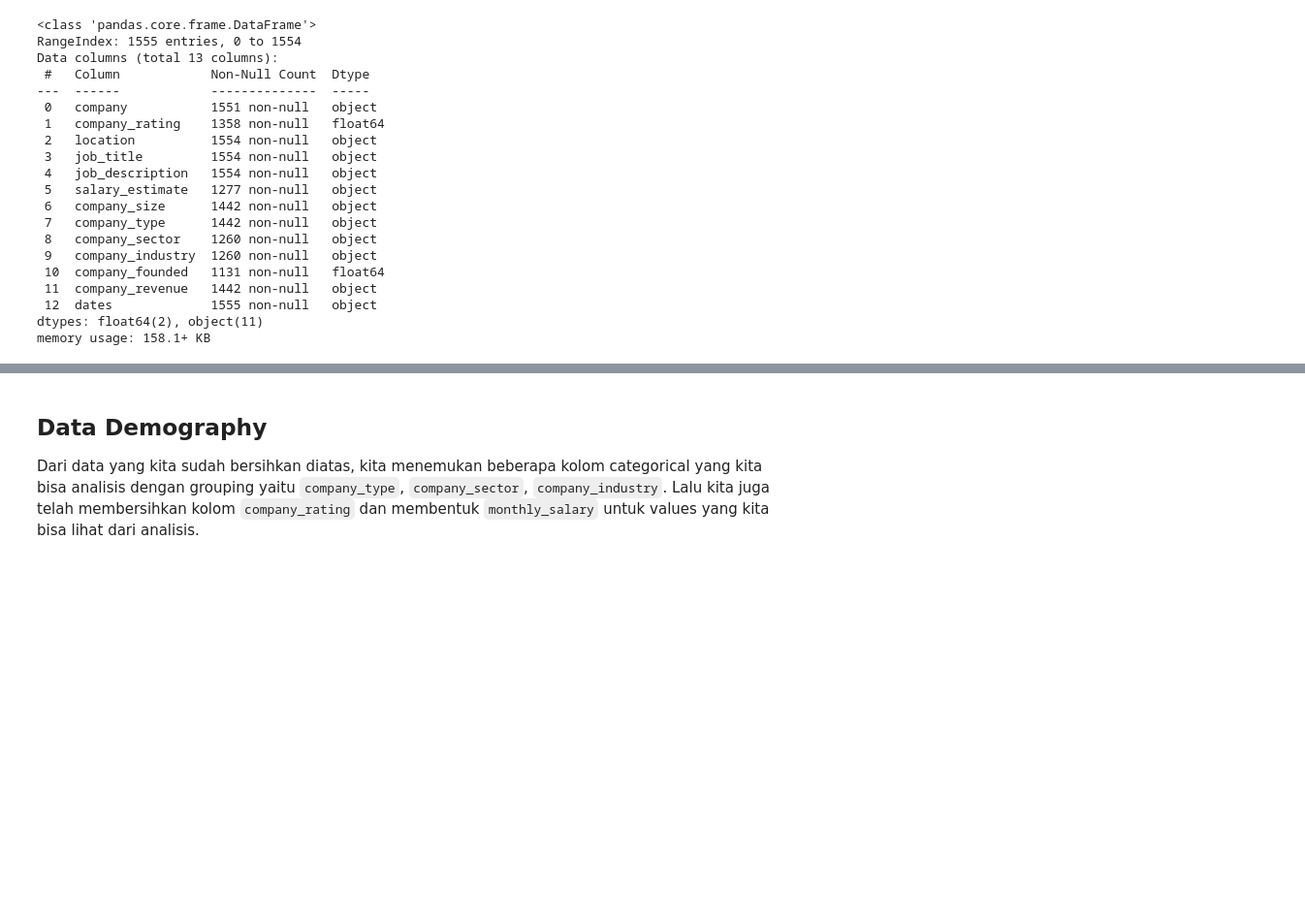
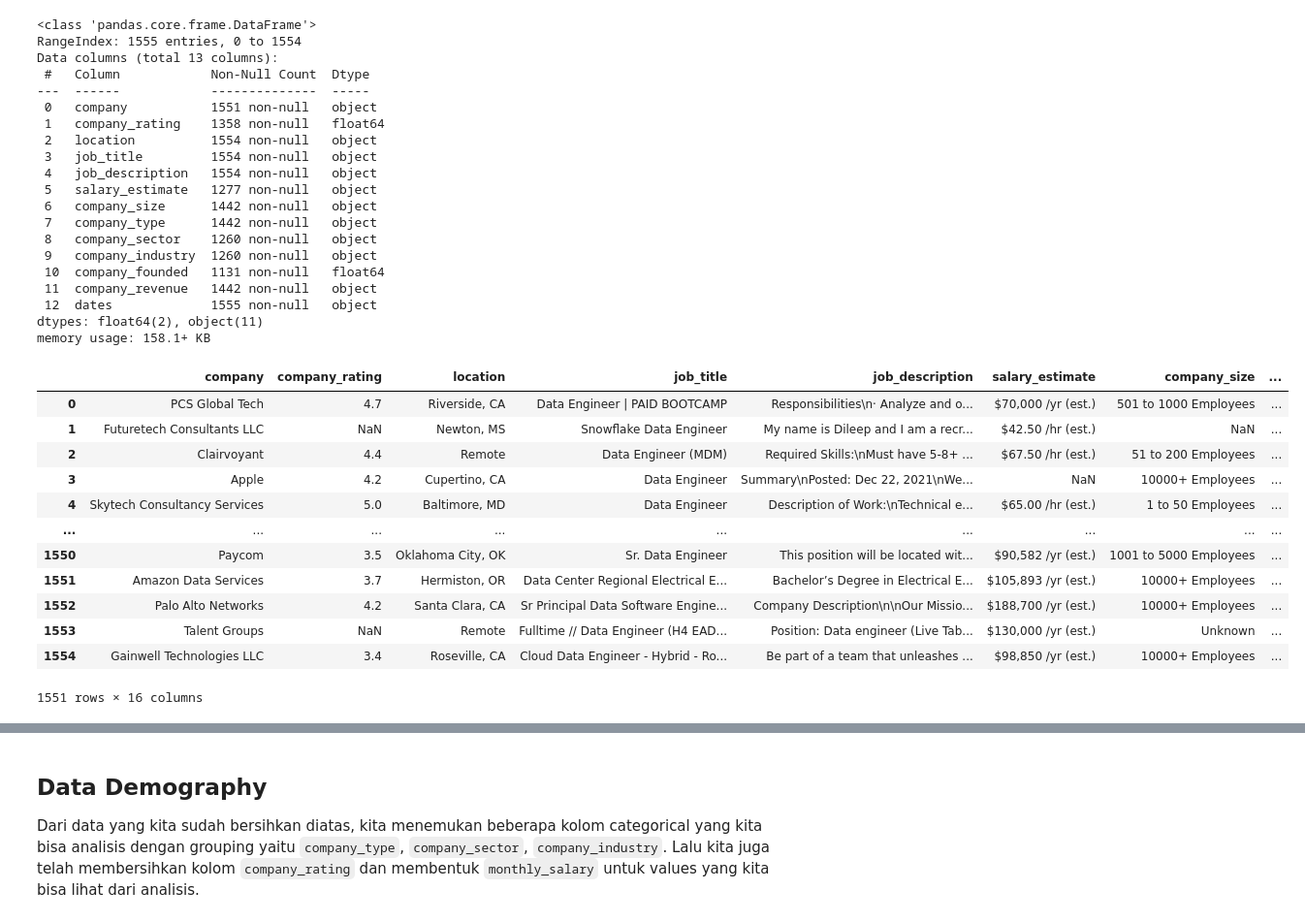
Before and after one commit to icanooooo/capstone_project_1, a Jupyter notebook: recruitment.ipynb, the cells around one changed output, grey strips where cells are left out. Shown at 97% size. Drawn from its saved outputs; the diff is of its cells as text; code cells hidden in the pictures; blank space fills up the shorter version.

```diff
--- a/recruitment.ipynb
+++ b/recruitment.ipynb
@@ -117,3 +112,19 @@ df_recruitments['monthly_salary'] = df_recruitments.apply(getMonthlySalary, axis
+# %%
+df_recruitments
+# %% [output]
+|  | company | company_rating | location | job_title | job_description | salary_estimate | company_size | ... |
+| 0 | PCS Global Tech | 4.7 | Riverside, CA | Data Engineer | PAID BOOTCAMP | Responsibilities\n· Analyze and o... | $70,000 /yr (est.) | 501 to 1000 Employees | ... |
+| 1 | Futuretech Consultants LLC | NaN | Newton, MS | Snowflake Data Engineer | My name is Dileep and I am a recr... | $42.50 /hr (est.) | NaN | ... |
+| 2 | Clairvoyant | 4.4 | Remote | Data Engineer (MDM) | Required Skills:\nMust have 5-8+ ... | $67.50 /hr (est.) | 51 to 200 Employees | ... |
+| 3 | Apple | 4.2 | Cupertino, CA | Data Engineer | Summary\nPosted: Dec 22, 2021\nWe... | NaN | 10000+ Employees | ... |
+| 4 | Skytech Consultancy Services | 5.0 | Baltimore, MD | Data Engineer | Description of Work:\nTechnical e... | $65.00 /hr (est.) | 1 to 50 Employees | ... |
+| ... | ... | ... | ... | ... | ... | ... | ... | ... |
+| 1550 | Paycom | 3.5 | Oklahoma City, OK | Sr. Data Engineer | This position will be located wit... | $90,582 /yr (est.) | 1001 to 5000 Employees | ... |
+| 1551 | Amazon Data Services | 3.7 | Hermiston, OR | Data Center Regional Electrical E... | Bachelor’s Degree in Electrical E... | $105,893 /yr (est.) | 10000+ Employees | ... |
+| 1552 | Palo Alto Networks | 4.2 | Santa Clara, CA | Sr Principal Data Software Engine... | Company Description\n\nOur Missio... | $188,700 /yr (est.) | 10000+ Employees | ... |
+| 1553 | Talent Groups | NaN | Remote | Fulltime // Data Engineer (H4 EAD... | Position: Data engineer (Live Tab... | $130,000 /yr (est.) | Unknown | ... |
+| 1554 | Gainwell Technologies LLC | 3.4 | Roseville, CA | Cloud Data Engineer - Hybrid - Ro... | Be part of a team that unleashes ... | $98,850 /yr (est.) | 10000+ Employees | ... |
+1551 rows × 16 columns
 # %%
 df_recruitments.info()
 # %% [output]
```
Also changed, not shown: parts of 18 cells of this notebook, 1 other file.
